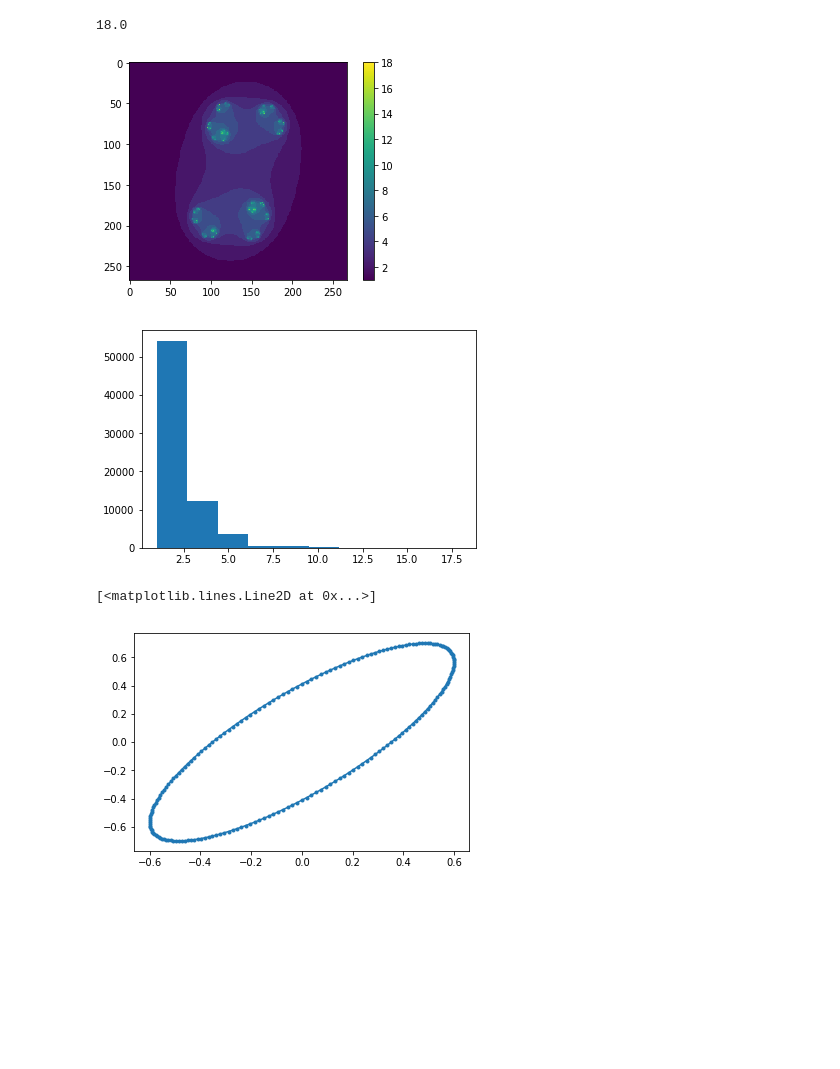
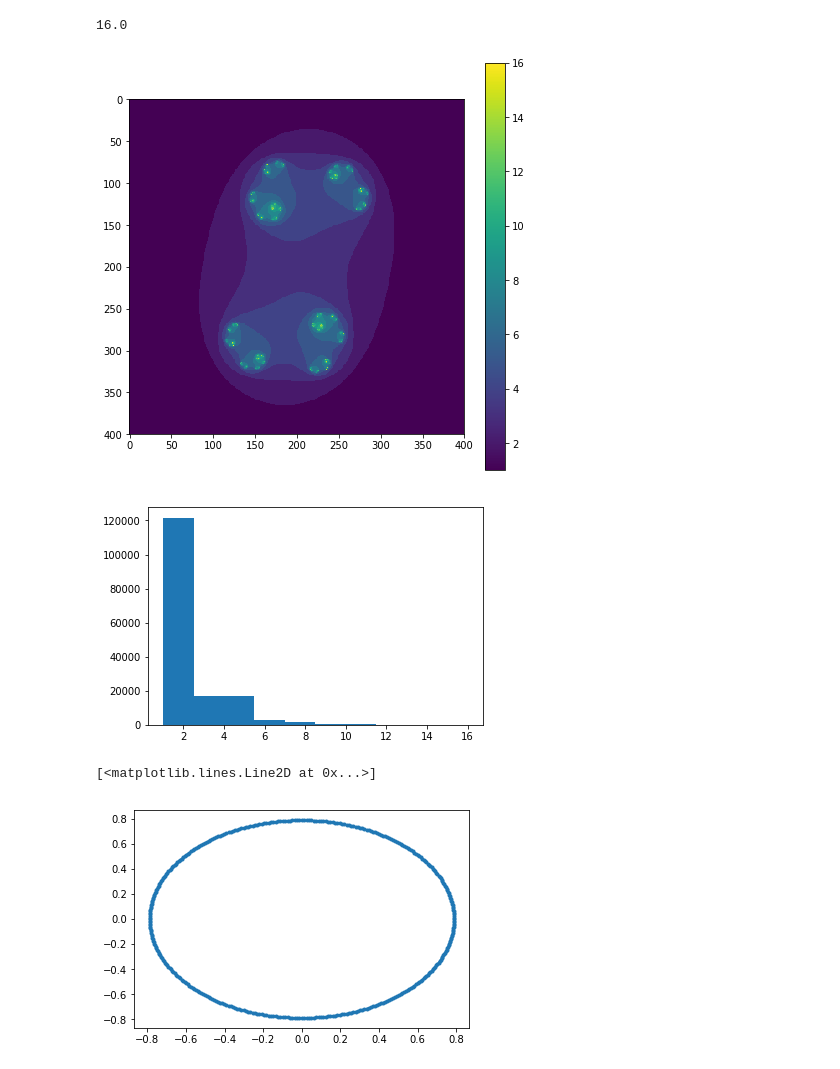
Before and after one commit to msakuta/notebooks, a Jupyter notebook: JuliaSet.ipynb, the cells around one changed output. Cells and saved outputs as stored; diff of their text form; code cells hidden in the pictures; blank space fills up the shorter version.

```diff
--- a/JuliaSet.ipynb
+++ b/JuliaSet.ipynb
@@ -13,26 +13,27 @@ def julia(z, c, n):
         ret[(ret == 0) & (2 < np.abs(z))] = i+1
     return ret
 # %%
-x_ticks = np.arange(-2,2,0.015)
-y_ticks = np.arange(-2,2,0.015)
+x_ticks = np.arange(-2,2,0.01)
+y_ticks = np.arange(-2,2,0.01)
 X, Y = np.meshgrid(x_ticks,y_ticks)
 julia_result = julia(X + 1j * Y, 0.7 + .3j, 50)
+plt.figure(figsize=(7.5,7.5))
 plt.imshow(julia_result)
 plt.colorbar()
 print(np.max(julia_result))
 plt.figure()
 plt.hist(julia_result.flat);
 #plt.imshow(Y)
 # %% [output]
-18.0
+16.0
-[figure, old version]
+[figure, new version]
-[figure, old version]
+[figure, new version]
 # %%
-x_path = np.arange(0,2*np.pi,0.01*np.pi)
-c_path = .6*np.cos(x_path) + 1j * .7*np.sin(0.3 * np.pi + x_path)
+x_path = np.arange(0,2*np.pi,0.005*np.pi)
+c_path = .7885*np.cos(x_path) + 1j * .7885*np.sin(0 * np.pi + x_path)
 plt.plot(c_path.real, c_path.imag, '.-')
 # %% [output]
 [<matplotlib.lines.Line2D at 0x...>]
-[figure, old version]
+[figure, new version]
 # %%
 # First set up the figure, the axis, and the plot element we want to animate
```
Also changed, not shown: parts of 2 cells of this notebook.
